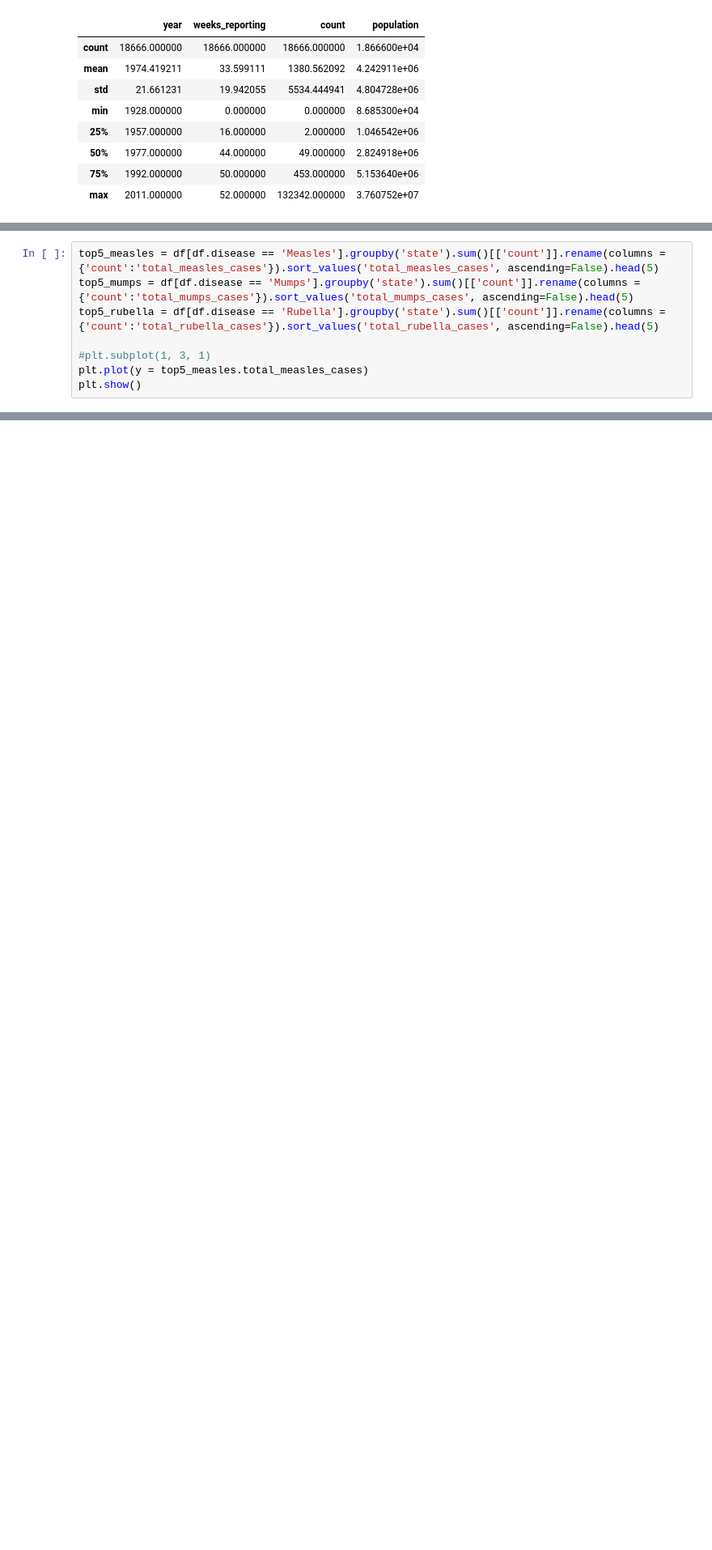
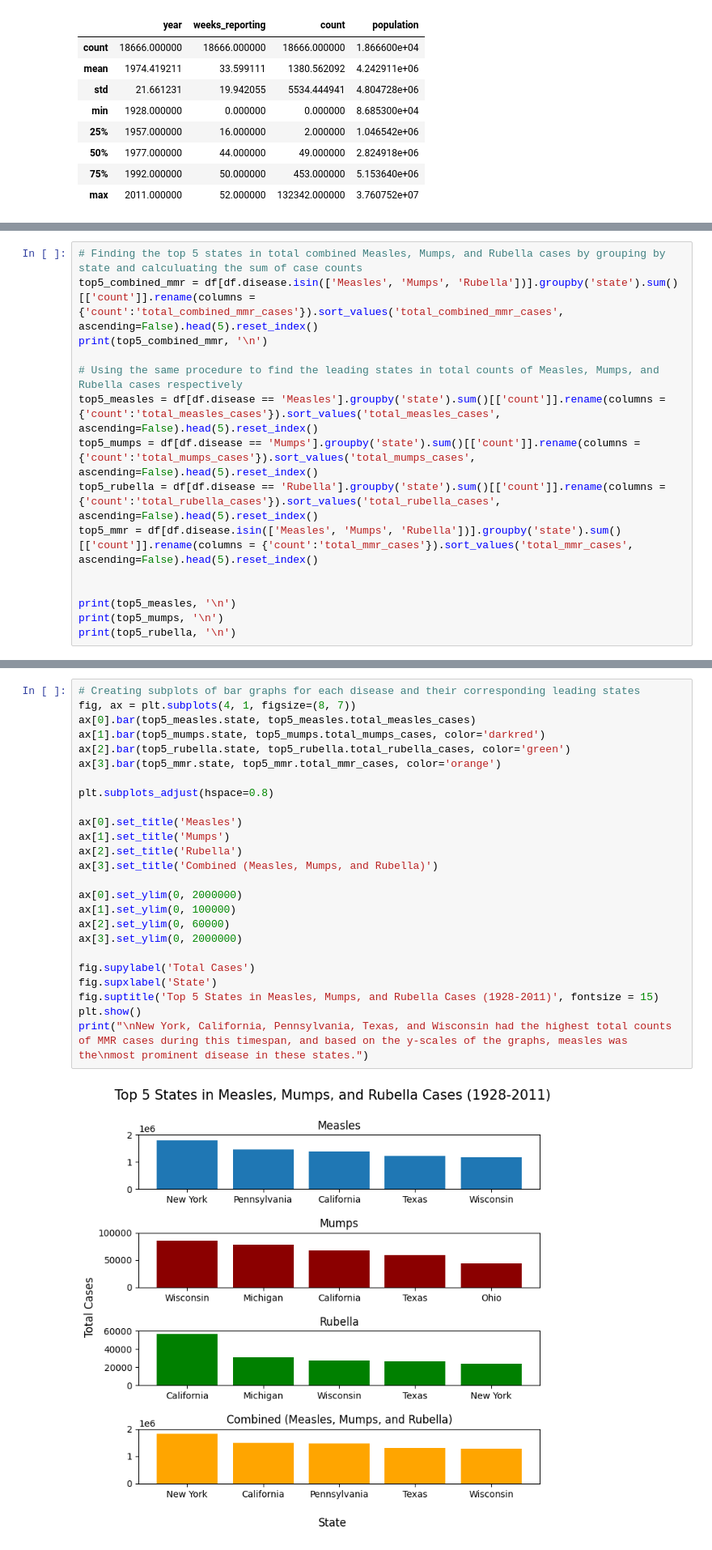
Before and after one commit to adinsa1/Data110, a Jupyter notebook: DATA_201_Project_1.ipynb, the cells around one changed output, grey strips where cells are left out. Shown at 81% size. Cells and saved outputs as stored; diff of their text form; blank space fills up the shorter version.

```diff
--- a/DATA_201_Project_1.ipynb
+++ b/DATA_201_Project_1.ipynb
@@ -107,9 +104,16 @@ top5_total
 # %%
-top5_measles = df[df.disease == 'Measles'].groupby('state').sum()[['count']].rename(columns = {'count':'total_measles_cases'}).sort_values('total_measles_cases', ascending=False).head(5)
-top5_mumps = df[df.disease == 'Mumps'].groupby('state').sum()[['count']].rename(columns = {'count':'total_mumps_cases'}).sort_values('total_mumps_cases', ascending=False).head(5)
-top5_rubella = df[df.disease == 'Rubella'].groupby('state').sum()[['count']].rename(columns = {'count':'total_rubella_cases'}).sort_values('total_rubella_cases', ascending=False).head(5)
+# Finding the top 5 states in total combined Measles, Mumps, and Rubella cases by grouping by state and calculuating the sum of case counts
+top5_combined_mmr = df[df.disease.isin(['Measles', 'Mumps', 'Rubella'])].groupby('state').sum()[['count']].rename(columns = {'count':'total_combined_mmr_cases'}).sort_values('total_combined_mmr_cases', ascending=False).head(5).reset_index()
+print(top5_combined_mmr, '\n')
 
-#plt.subplot(1, 3, 1)
-plt.plot(y = top5_measles.total_measles_cases)
-plt.show()
+# Using the same procedure to find the leading states in total counts of Measles, Mumps, and Rubella cases respectively
+top5_measles = df[df.disease == 'Measles'].groupby('state').sum()[['count']].rename(columns = {'count':'total_measles_cases'}).sort_values('total_measles_cases', ascending=False).head(5).reset_index()
+top5_mumps = df[df.disease == 'Mumps'].groupby('state').sum()[['count']].rename(columns = {'count':'total_mumps_cases'}).sort_values('total_mumps_cases', ascending=False).head(5).reset_index()
+top5_rubella = df[df.disease == 'Rubella'].groupby('state').sum()[['count']].rename(columns = {'count':'total_rubella_cases'}).sort_values('total_rubella_cases', ascending=False).head(5).reset_index()
+top5_mmr = df[df.disease.isin(['Measles', 'Mumps', 'Rubella'])].groupby('state').sum()[['count']].rename(columns = {'count':'total_mmr_cases'}).sort_values('total_mmr_cases', ascending=False).head(5).reset_index()
+
+
+print(top5_measles, '\n')
+print(top5_mumps, '\n')
+print(top5_rubella, '\n')
 # %% [output]
@@ -117,0 +137,27 @@ TypeError: plot() got an unexpected keyword argument 'y'
+# %%
+# Creating subplots of bar graphs for each disease and their corresponding leading states
+fig, ax = plt.subplots(4, 1, figsize=(8, 7))
+ax[0].bar(top5_measles.state, top5_measles.total_measles_cases)
+ax[1].bar(top5_mumps.state, top5_mumps.total_mumps_cases, color='darkred')
+ax[2].bar(top5_rubella.state, top5_rubella.total_rubella_cases, color='green')
+ax[3].bar(top5_mmr.state, top5_mmr.total_mmr_cases, color='orange')
+
+plt.subplots_adjust(hspace=0.8)
+
+ax[0].set_title('Measles')
+ax[1].set_title('Mumps')
+ax[2].set_title('Rubella')
+ax[3].set_title('Combined (Measles, Mumps, and Rubella)')
+
+ax[0].set_ylim(0, 2000000)
+ax[1].set_ylim(0, 100000)
+ax[2].set_ylim(0, 60000)
+ax[3].set_ylim(0, 2000000)
+
+fig.supylabel('Total Cases')
+fig.supxlabel('State')
+fig.suptitle('Top 5 States in Measles, Mumps, and Rubella Cases (1928-2011)', fontsize = 15)
+plt.show()
+print("\nNew York, California, Pennsylvania, Texas, and Wisconsin had the highest total counts of MMR cases during this timespan, and based on the y-scales of the graphs, measles was the\nmost prominent disease in these states.")
+# %% [output]
+[figure, added]
```
Also changed, not shown: parts of 19 cells of this notebook.
